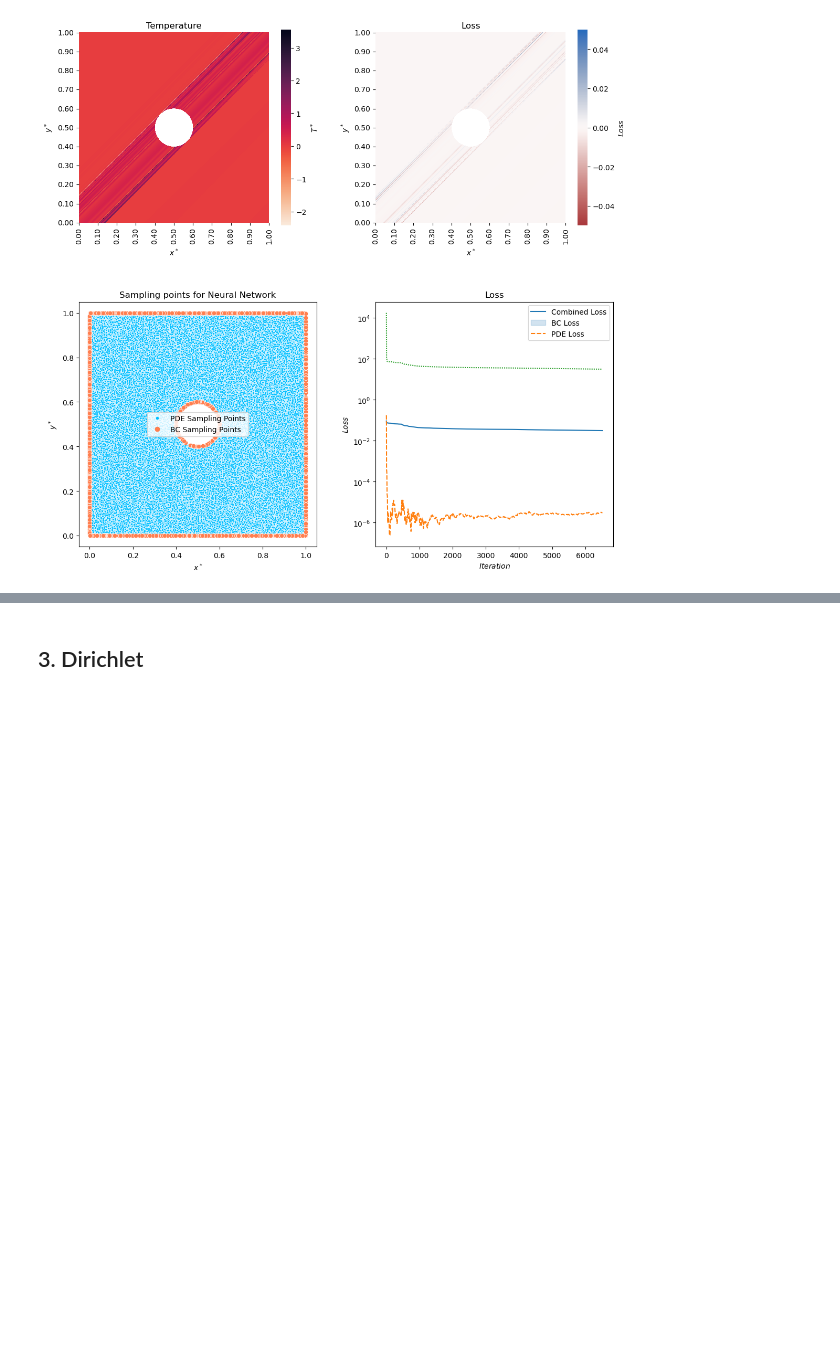
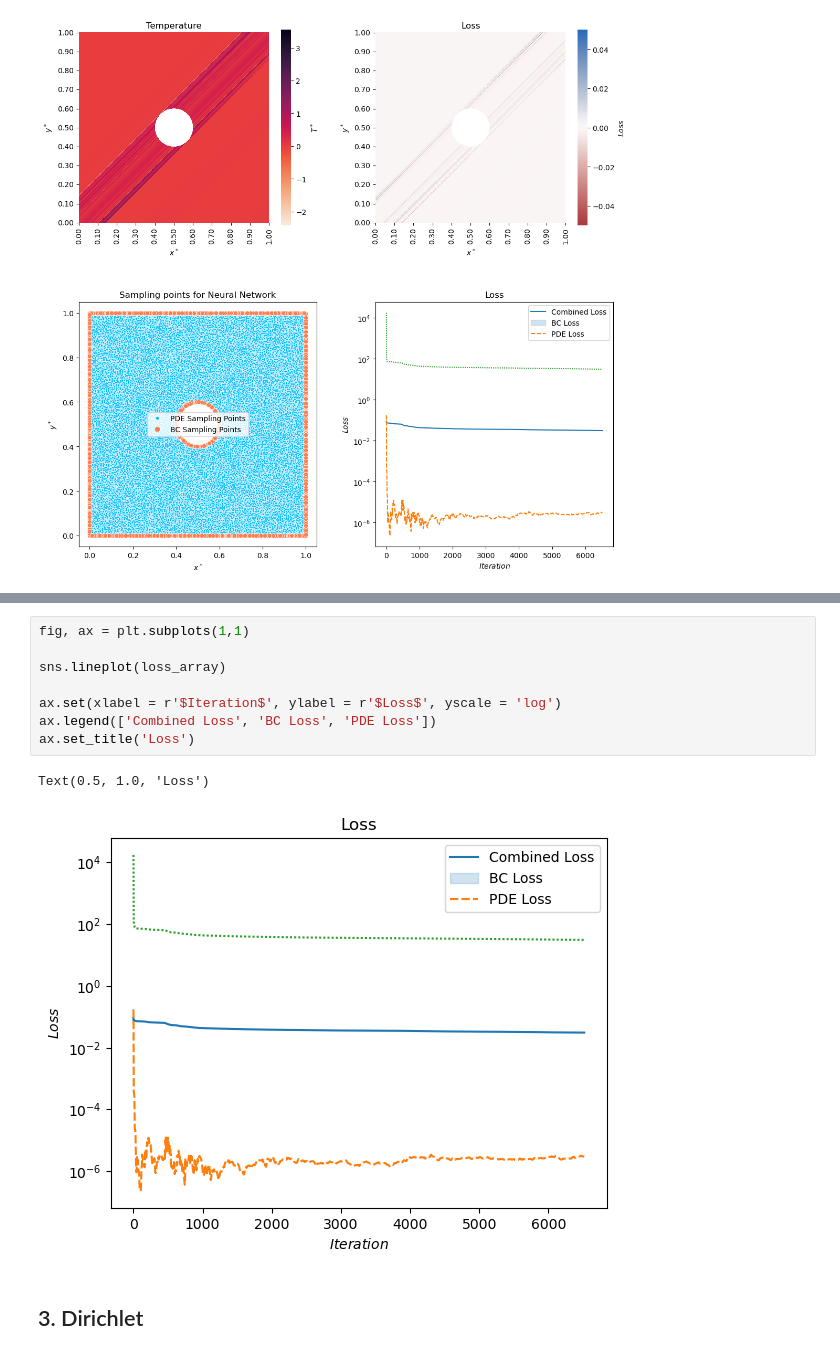
Before and after one commit to ThyCap/TCC, a Jupyter notebook: viz_file.ipynb, the cells around one changed output, grey strips where cells are left out. Drawn from its saved outputs; the diff is of its cells as text; blank space fills up the shorter version.

```diff
--- a/viz_file.ipynb
+++ b/viz_file.ipynb
@@ -352,3 +409,14 @@ wHole_case.plot2(isolines = False)
+# %%
+fig, ax = plt.subplots(1,1)
+
+sns.lineplot(loss_array)
+
+ax.set(xlabel = r'$Iteration$', ylabel = r'$Loss$', yscale = 'log')
+ax.legend(['Combined Loss', 'BC Loss', 'PDE Loss'])
+ax.set_title('Loss')
+# %% [output]
+Text(0.5, 1.0, 'Loss')
+[figure, added]
 # %% [markdown]
 ## 3. Dirichlet
 # %% [markdown]
```
Also changed, not shown: parts of 6 cells of this notebook, 3 other files.
